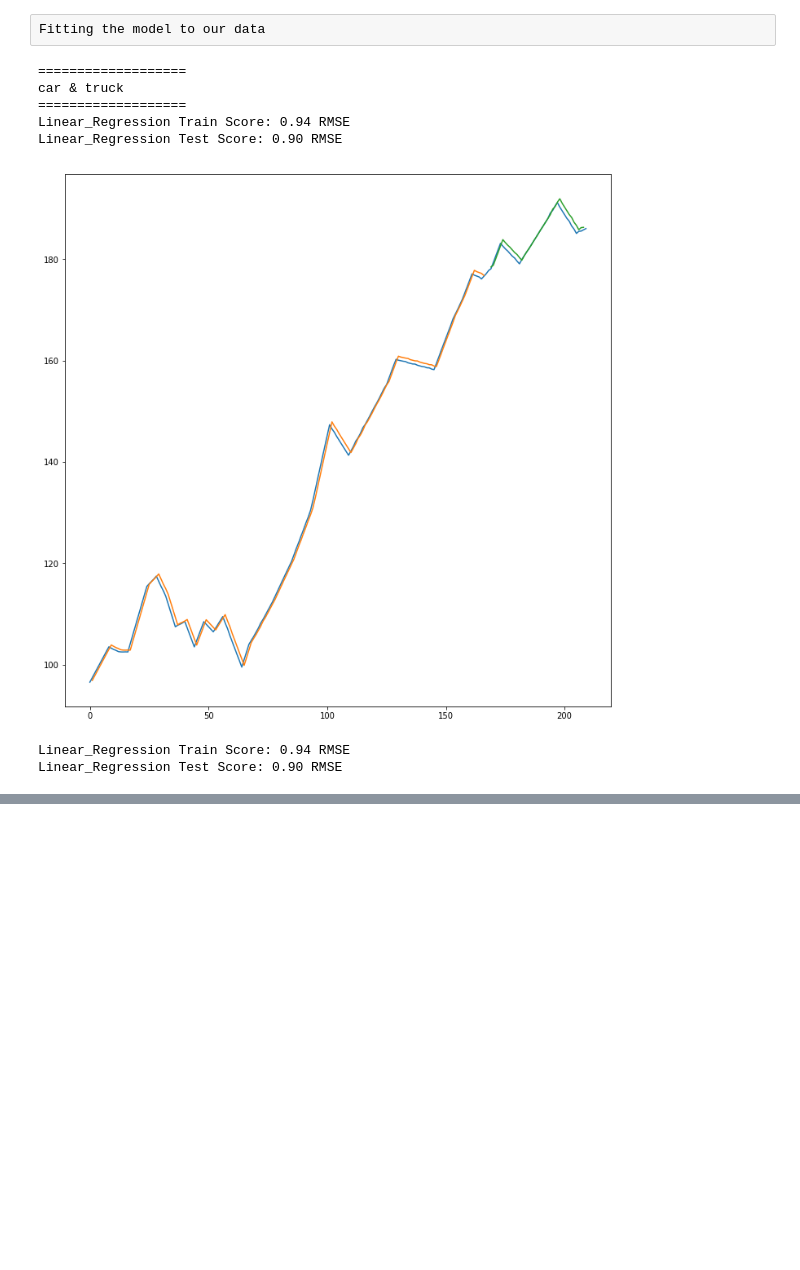
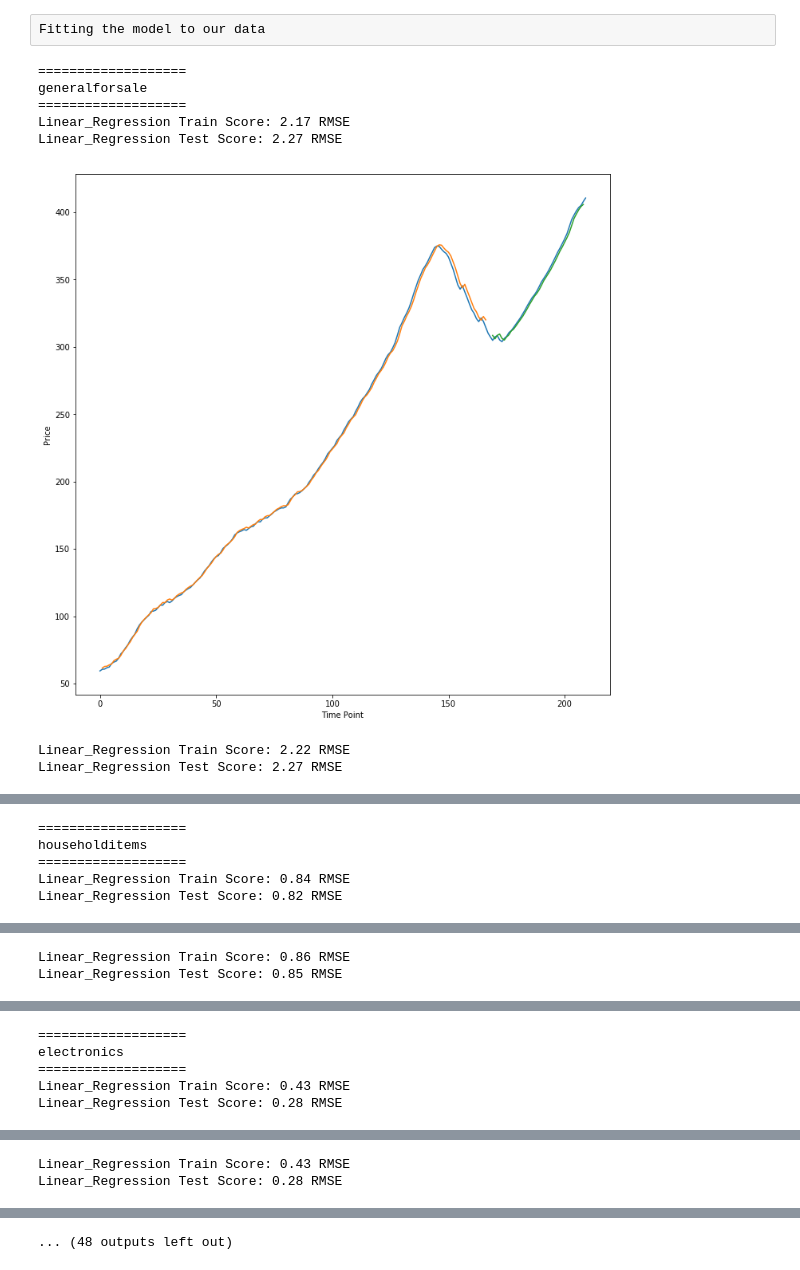
Before and after one commit to AhmedAAkl/Machine-Learning-Engineer-Nanodegree, a Jupyter notebook: capstone_project_time_series_range_prediction/Linear_Regression_model.ipynb, the cells around one changed output, grey strips where cells are left out. Cells and saved outputs as stored; diff of their text form; code cells hidden in the pictures; blank space fills up the shorter version.

```diff
--- a/capstone_project_time_series_range_prediction/Linear_Regression_model.ipynb
+++ b/capstone_project_time_series_range_prediction/Linear_Regression_model.ipynb
@@ -90,6 +94,8 @@ def linear_regression(train,test, look_back, verbose, show_plt):
     if show_plt:
         plt.figure(figsize=(12,12))
         plt.plot(scaler.inverse_transform(dataset))
+        plt.xlabel('Time Point')
+        plt.ylabel("Price")
         plt.plot(trainPredictPlot)
         plt.plot(testPredictPlot)
         plt.show()
@@ -107,39 +103,45 @@ def plot_data():
 # %% [raw]
 Fitting the model to our data
 # %%
-for pt in df.product_Type.unique()[5:6]:
+for pt in df.product_Type.unique():
     print('===================\n%s\n==================='%pt)
     single_pt_df = df[df['product_Type']==pt].groupby(['TimeSeries_Date']).agg({"TimeSeries_price":['min','max']})
     single_pt_df = single_pt_df.reset_index()
     single_pt_df.columns = ['time_point','min','max']
     single_pt_df['range'] = single_pt_df['max'] - single_pt_df['min']
 
-    # print(single_pt_df,'*'*80,'\n\n\n')
+
+    single_pt_df = single_pt_df.sort_values('time_point')
+    single_pt_df.isnull().sum()
+    single_pt_df.set_index('time_point')
+
+    single_pt_df.index = pandas.to_datetime(single_pt_df['time_point'],unit='m')
+
 
     cols_name = ['min','max','range']
     for col in cols_name[:2]:
         dataset = single_pt_df[col].values.astype('float32').reshape(-1,1)
         # normalize the dataset , to the range of 0-to-1
         scaler = MinMaxScaler(feature_range=(0, 1))
         dataset = scaler.fit_transform(dataset)
         #print(dataset[:10])
         train_size = int(len(dataset) * 0.8)
         train, test = dataset[0:train_size,:], dataset[train_size:len(dataset),:]
         #print((train).shape, len(test))
 
         verbose = 0
         show_plt = 1
         #print(len(trainX))
         #print(len(trainX[0]))
         linear_regression(train, test, look_back = 1,verbose= verbose, show_plt = show_plt)
 
         #logistic_regression(single_pt_df[col], look_back = 1,verbose= verbose, show_plt = show_plt)
 # %% [output]
 ===================
-car & truck
+generalforsale
 ===================
-Linear_Regression Train Score: 0.94 RMSE
-Linear_Regression Test Score: 0.90 RMSE
+Linear_Regression Train Score: 2.17 RMSE
+Linear_Regression Test Score: 2.27 RMSE
-[figure, old version]
+[figure, new version]
-Linear_Regression Train Score: 0.94 RMSE
-Linear_Regression Test Score: 0.90 RMSE
+Linear_Regression Train Score: 2.22 RMSE
+Linear_Regression Test Score: 2.27 RMSE
@@ -146,0 +149,5 @@ Linear_Regression Test Score: 0.90 RMSE
+===================
+householditems
+===================
+Linear_Regression Train Score: 0.84 RMSE
+Linear_Regression Test Score: 0.82 RMSE
@@ -146,0 +155,2 @@ Linear_Regression Test Score: 0.90 RMSE
+Linear_Regression Train Score: 0.86 RMSE
+Linear_Regression Test Score: 0.85 RMSE
@@ -146,0 +158,5 @@ Linear_Regression Test Score: 0.90 RMSE
+===================
+electronics
+===================
+Linear_Regression Train Score: 0.43 RMSE
+Linear_Regression Test Score: 0.28 RMSE
@@ -146,0 +164,2 @@ Linear_Regression Test Score: 0.90 RMSE
+Linear_Regression Train Score: 0.43 RMSE
+Linear_Regression Test Score: 0.28 RMSE
@@ -146,0 +167 @@ Linear_Regression Test Score: 0.90 RMSE
+... (48 outputs left out)
```
Also changed, not shown: parts of 3 cells of this notebook, 4 other files.
